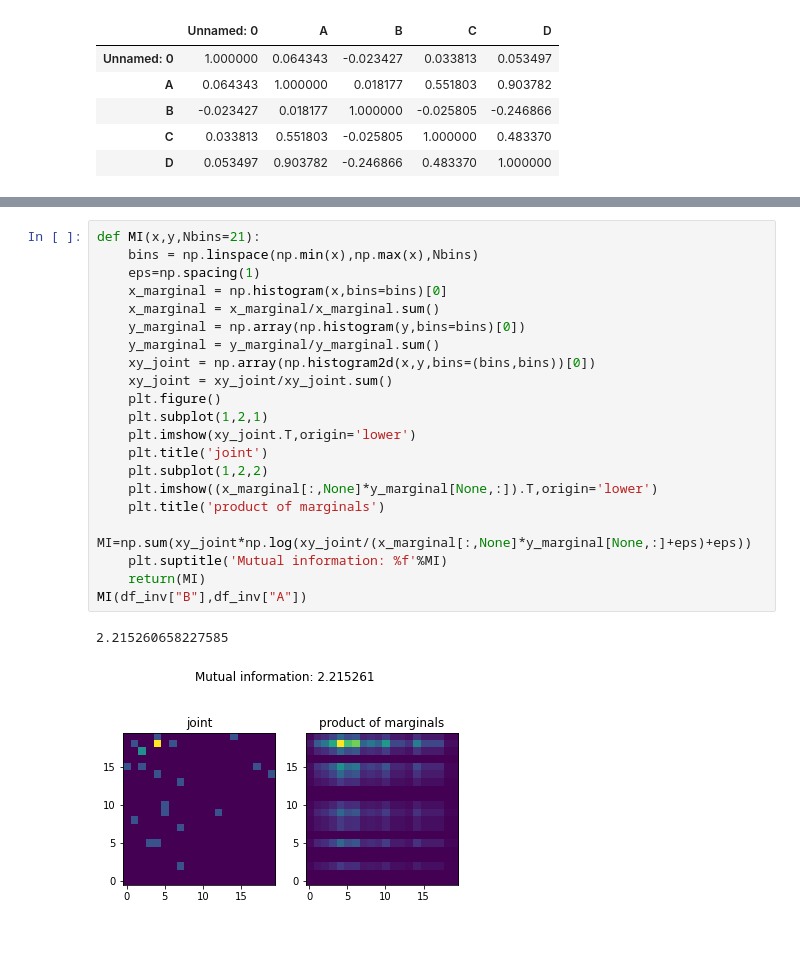
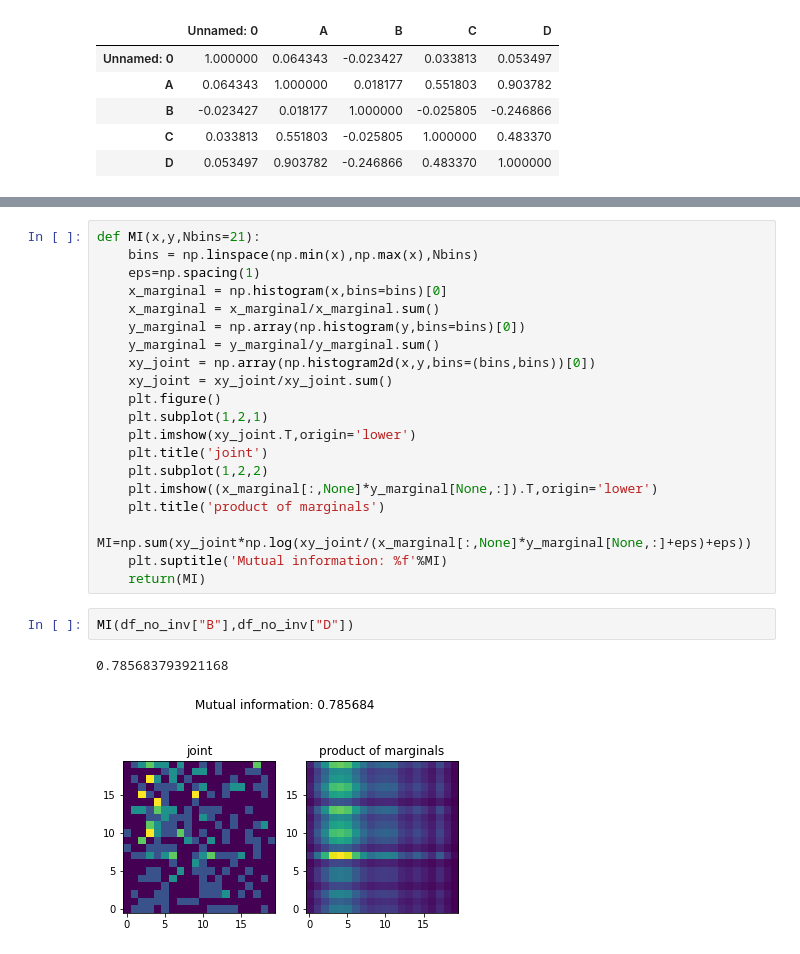
Before and after one commit to kridk999/C9PROJECT3, a Jupyter notebook: proj3_plots.ipynb, the cells around one changed output, grey strips where cells are left out. Saved outputs shown, nothing was run; the diff lists cells and outputs as text.

```diff
--- a/proj3_plots.ipynb
+++ b/proj3_plots.ipynb
@@ -152,7 +176,8 @@ def MI(x,y,Nbins=21):
     MI=np.sum(xy_joint*np.log(xy_joint/(x_marginal[:,None]*y_marginal[None,:]+eps)+eps))
     plt.suptitle('Mutual information: %f'%MI)
     return(MI)
-MI(df_inv["B"],df_inv["A"])
-# %% [output]
-2.215260658227585
-[figure, removed]
+# %%
+MI(df_no_inv["B"],df_no_inv["D"])
+# %% [output]
+0.785683793921168
+[figure, added]
```
Also changed, not shown: parts of 22 cells of this notebook.
